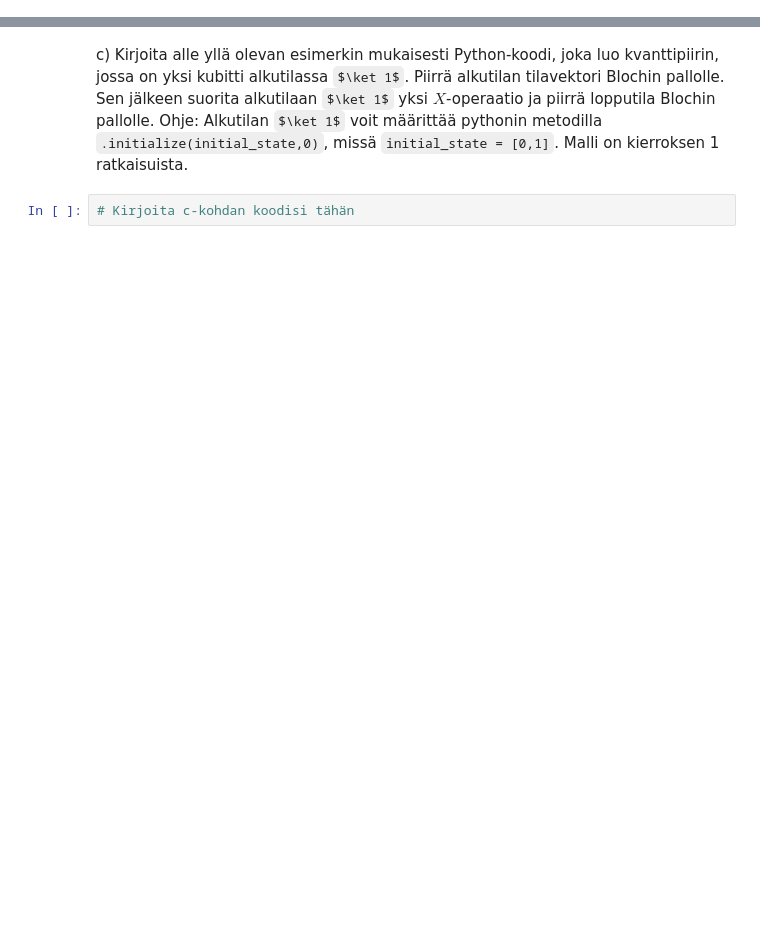
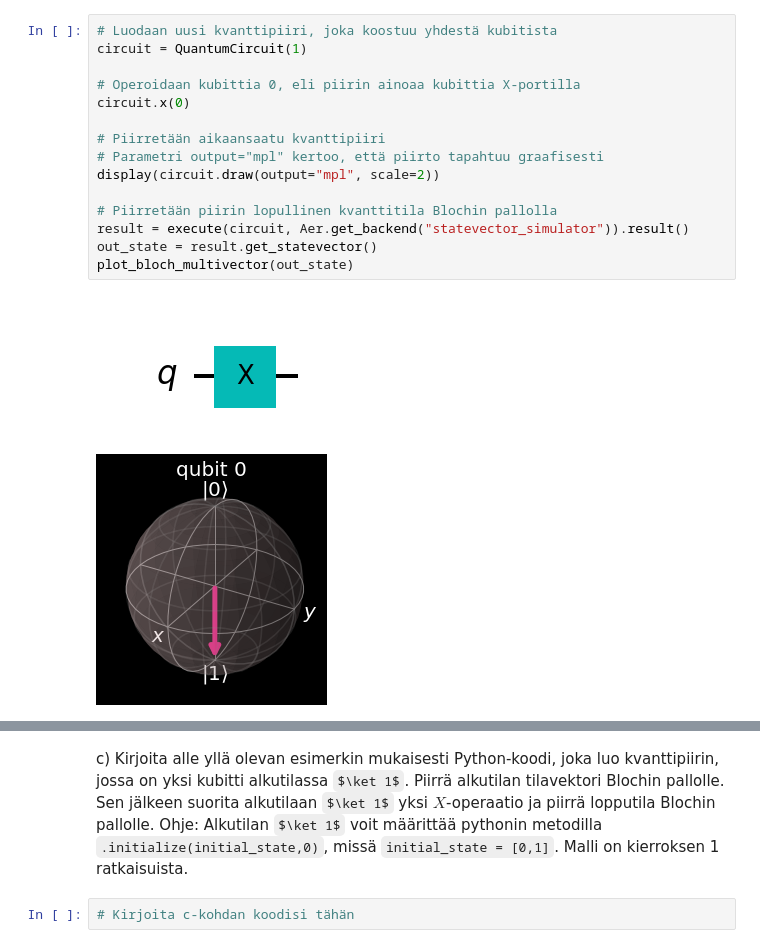
Before and after one commit to otaniemenlukio/kvanttilaskenta2024-kierros2, a Jupyter notebook: kierros2_kvanttilaskenta2023.ipynb, the cells around one changed output, grey strips where cells are left out. Drawn from its saved outputs; the diff is of its cells as text; some formulas as TeX source; blank space fills up the shorter version.

```diff
--- a/kierros2_kvanttilaskenta2023.ipynb
+++ b/kierros2_kvanttilaskenta2023.ipynb
@@ -70,0 +108,18 @@ Huomaa, että kahden $X$ matriisin ja pistyvektorin $\ket 0$ tulon laskujärjest
+# %%
+# Luodaan uusi kvanttipiiri, joka koostuu yhdestä kubitista
+circuit = QuantumCircuit(1)
+
+# Operoidaan kubittia 0, eli piirin ainoaa kubittia X-portilla
+circuit.x(0)
+
+# Piirretään aikaansaatu kvanttipiiri
+# Parametri output="mpl" kertoo, että piirto tapahtuu graafisesti
+display(circuit.draw(output="mpl", scale=2))
+
+# Piirretään piirin lopullinen kvanttitila Blochin pallolla
+result = execute(circuit, Aer.get_backend("statevector_simulator")).result()
+out_state = result.get_statevector()
+plot_bloch_multivector(out_state)
+# %% [output]
+[figure, added]
+[figure, added]
```
Also changed, not shown: parts of 21 cells of this notebook, 4 other files.
